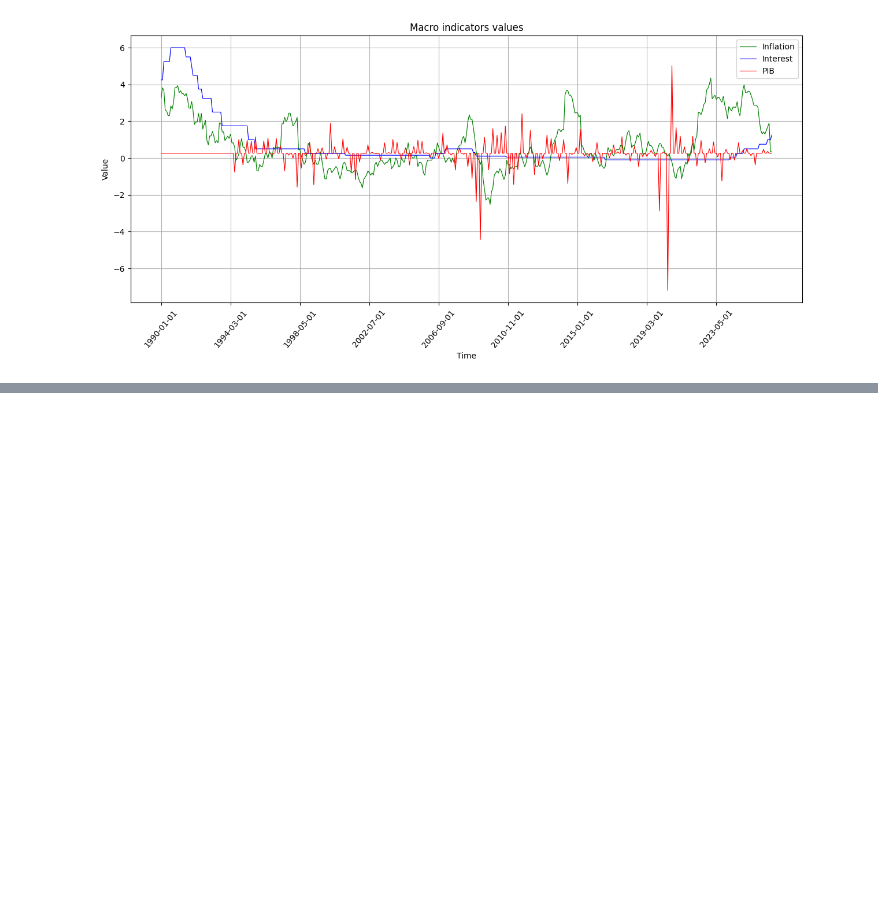
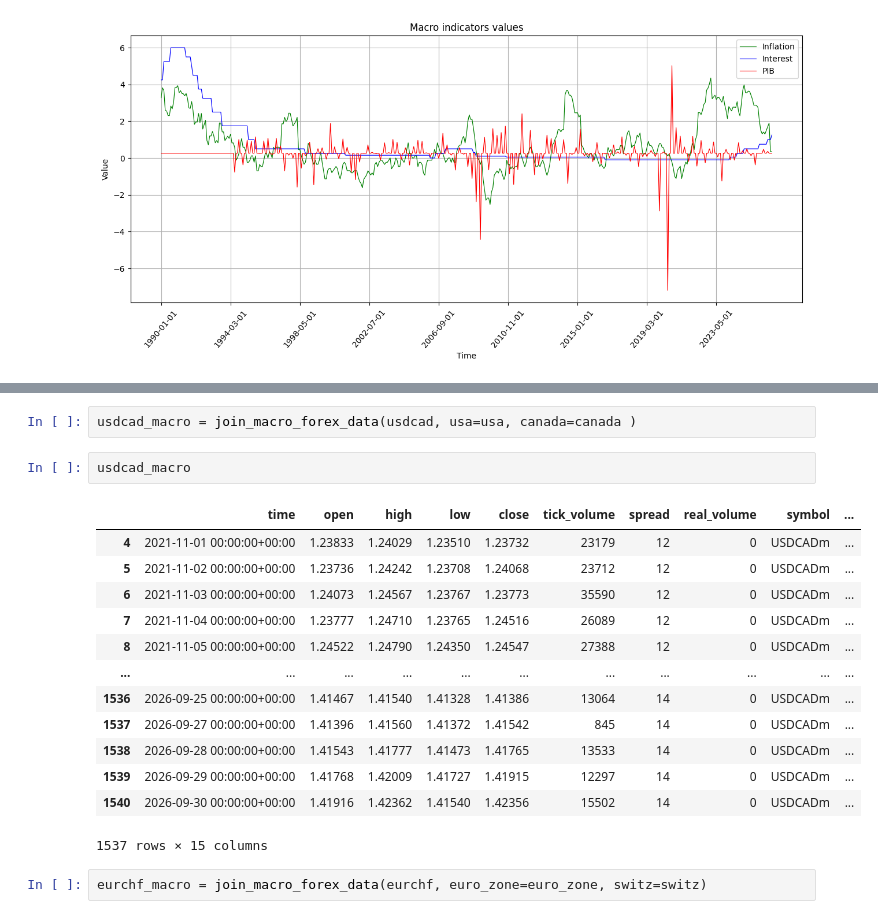
Before and after one commit to christiantommasi/public_tommasi_portfolio, a Jupyter notebook: 5_pipeline_financial_market/public_project.ipynb, the cells around one changed output, grey strips where cells are left out. Drawn from its saved outputs; the diff is of its cells as text; blank space fills up the shorter version.

```diff
--- a/5_pipeline_financial_market/public_project.ipynb
+++ b/5_pipeline_financial_market/public_project.ipynb
@@ -790,0 +903,20 @@ plot_lines_graph_macro(japan)
+# %%
+usdcad_macro = join_macro_forex_data(usdcad, usa=usa, canada=canada )
+# %%
+usdcad_macro
+# %% [output]
+|  | time | open | high | low | close | tick_volume | spread | real_volume | symbol | ... |
+| 4 | 2021-11-01 00:00:00+00:00 | 1.23833 | 1.24029 | 1.23510 | 1.23732 | 23179 | 12 | 0 | USDCADm | ... |
+| 5 | 2021-11-02 00:00:00+00:00 | 1.23736 | 1.24242 | 1.23708 | 1.24068 | 23712 | 12 | 0 | USDCADm | ... |
+| 6 | 2021-11-03 00:00:00+00:00 | 1.24073 | 1.24567 | 1.23767 | 1.23773 | 35590 | 12 | 0 | USDCADm | ... |
+| 7 | 2021-11-04 00:00:00+00:00 | 1.23777 | 1.24710 | 1.23765 | 1.24516 | 26089 | 12 | 0 | USDCADm | ... |
+| 8 | 2021-11-05 00:00:00+00:00 | 1.24522 | 1.24790 | 1.24350 | 1.24547 | 27388 | 12 | 0 | USDCADm | ... |
+| ... | ... | ... | ... | ... | ... | ... | ... | ... | ... | ... |
+| 1536 | 2026-09-25 00:00:00+00:00 | 1.41467 | 1.41540 | 1.41328 | 1.41386 | 13064 | 14 | 0 | USDCADm | ... |
+| 1537 | 2026-09-27 00:00:00+00:00 | 1.41396 | 1.41560 | 1.41372 | 1.41542 | 845 | 14 | 0 | USDCADm | ... |
+| 1538 | 2026-09-28 00:00:00+00:00 | 1.41543 | 1.41777 | 1.41473 | 1.41765 | 13533 | 14 | 0 | USDCADm | ... |
+| 1539 | 2026-09-29 00:00:00+00:00 | 1.41768 | 1.42009 | 1.41727 | 1.41915 | 12297 | 14 | 0 | USDCADm | ... |
+| 1540 | 2026-09-30 00:00:00+00:00 | 1.41916 | 1.42362 | 1.41540 | 1.42356 | 15502 | 14 | 0 | USDCADm | ... |
+1537 rows × 15 columns
+# %%
+eurchf_macro = join_macro_forex_data(eurchf, euro_zone=euro_zone, switz=switz)
```
Also changed, not shown: parts of 80 cells of this notebook.
